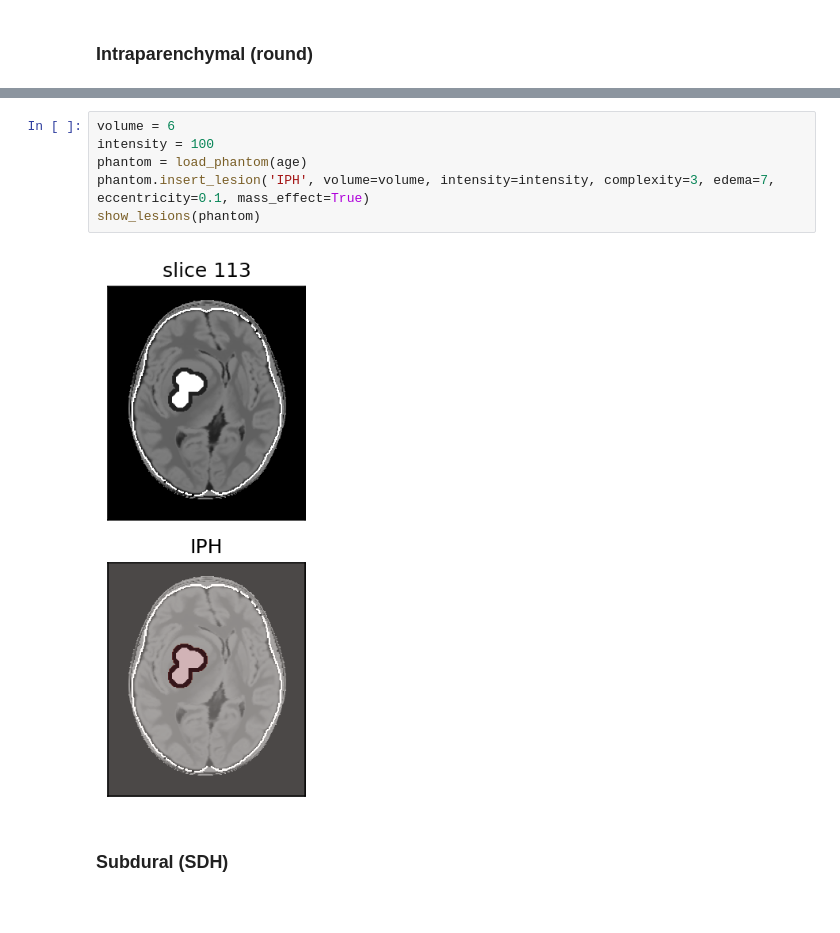
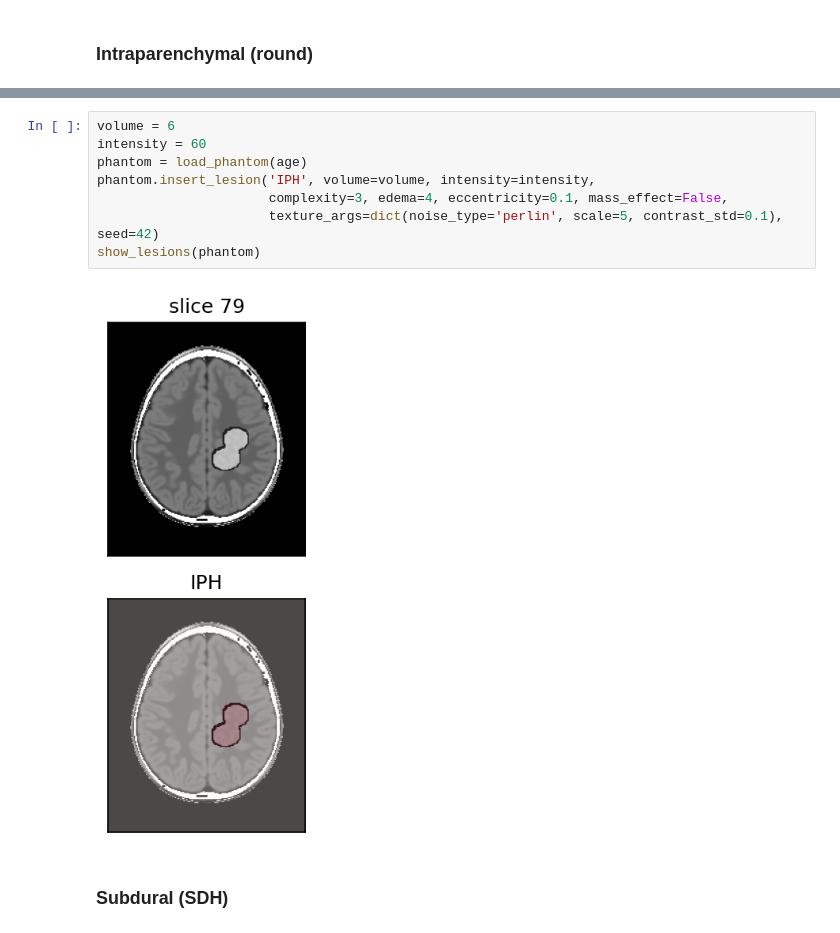
Before and after one commit to DIDSR/InSilicoICH, a Jupyter notebook: notebooks/01_phantoms.ipynb, the cells around one changed output, grey strips where cells are left out. Drawn from its saved outputs; the diff is of its cells as text.

```diff
--- a/notebooks/01_phantoms.ipynb
+++ b/notebooks/01_phantoms.ipynb
@@ -202,11 +256,13 @@ show_lesions(phantom)
 # %%
 volume = 6
-intensity = 100
+intensity = 60
 phantom = load_phantom(age)
-phantom.insert_lesion('IPH', volume=volume, intensity=intensity, complexity=3, edema=7, eccentricity=0.1, mass_effect=True)
+phantom.insert_lesion('IPH', volume=volume, intensity=intensity,
+                      complexity=3, edema=4, eccentricity=0.1, mass_effect=False,
+                      texture_args=dict(noise_type='perlin', scale=5, contrast_std=0.1), seed=42)
 show_lesions(phantom)
 # %% [output]
-[figure, old version]
+[figure, new version]
 # %% [markdown]
 ### Subdural (SDH)
 # %%
```
Also changed, not shown: parts of 23 cells of this notebook, 5 other files.
